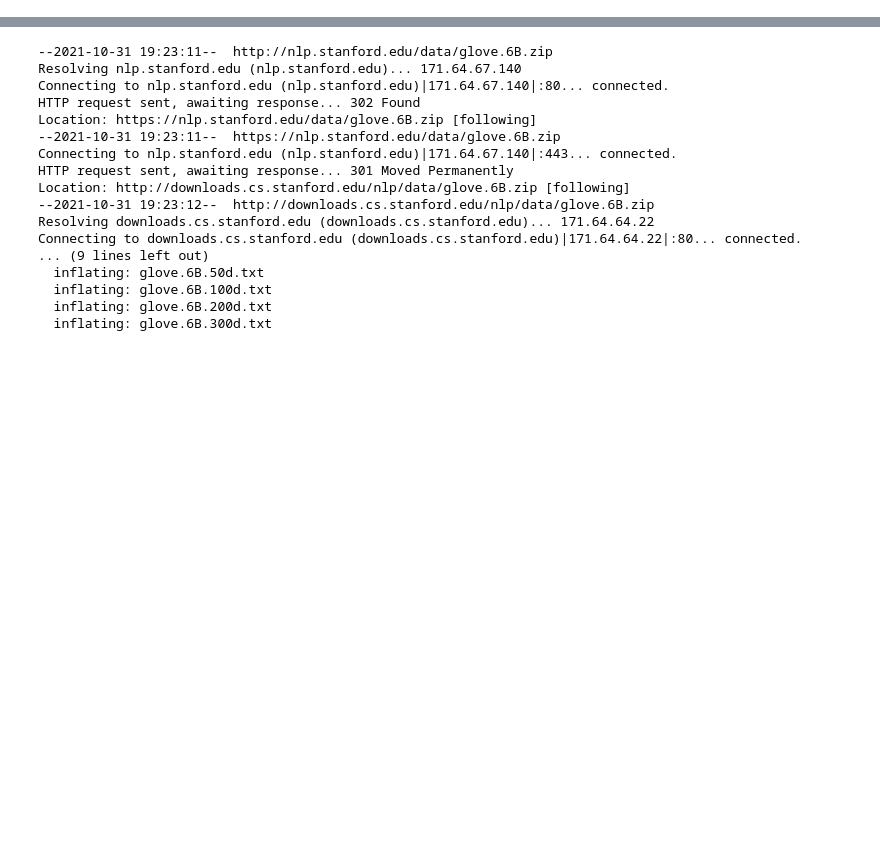
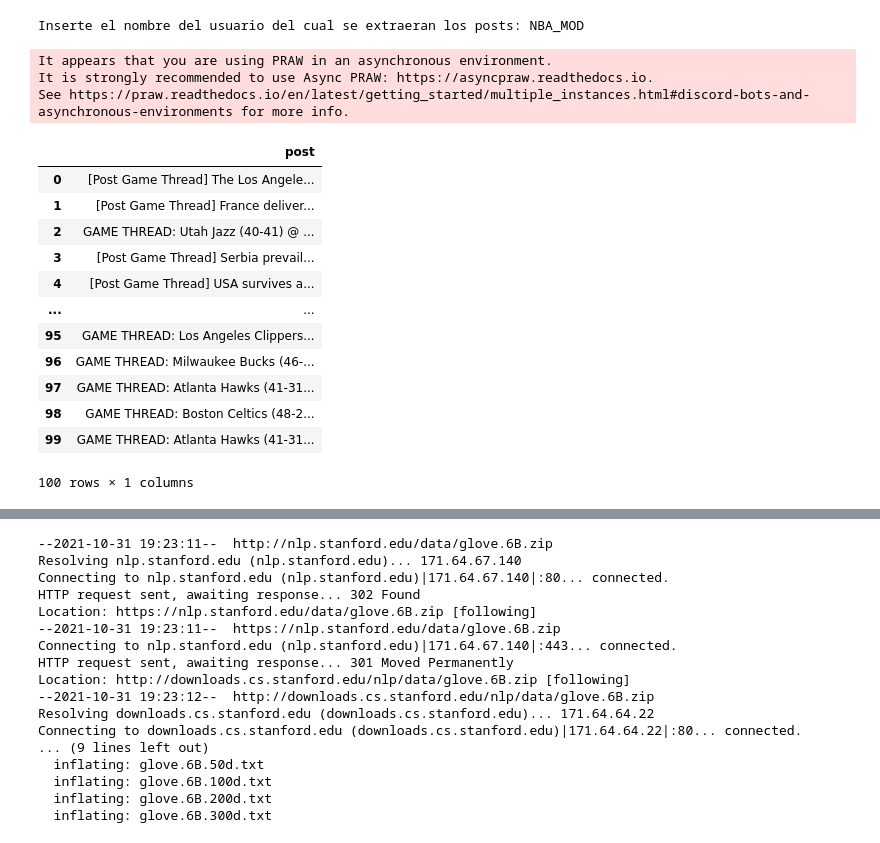
Before and after one commit to mnpro98/LN-Actividad-Integradora-3, a Jupyter notebook: RNN.ipynb, the cells around one changed output, grey strips where cells are left out. Saved outputs shown, nothing was run; the diff lists cells and outputs as text; code cells hidden in the pictures; blank space fills up the shorter version.

```diff
--- a/RNN.ipynb
+++ b/RNN.ipynb
@@ -24,0 +260,31 @@ Successfully installed praw-7.4.0 prawcore-2.3.0 update-checker-0.18.0 websocket
+# %%
+reddit = praw.Reddit(client_id='uwCf_CFcUWhOm7csIScNgg', client_secret='3T6_L-84WkdlM8CRRR60_rWaU-Ev1w', user_agent='PLNWebScrapping')
+# %%
+name=input("Inserte el nombre del usuario del cual se extraeran los posts: ")
+# %% [output]
+Inserte el nombre del usuario del cual se extraeran los posts: NBA_MOD
+# %%
+obj2= praw.models.Redditor(reddit=reddit,name=name)
+# %%
+total_posts2=[]
+for submission in obj2.submissions.top("all"):
+    total_posts2.append(submission.title)
+postsData2 = pd.DataFrame(total_posts2,columns=['post'])
+postsData2
+# %% [output]
+It appears that you are using PRAW in an asynchronous environment.
+It is strongly recommended to use Async PRAW: https://asyncpraw.readthedocs.io.
+See https://praw.readthedocs.io/en/latest/getting_started/multiple_instances.html#discord-bots-and-asynchronous-environments for more info.
+|  | post |
+| 0 | [Post Game Thread] The Los Angele... |
+| 1 | [Post Game Thread] France deliver... |
+| 2 | GAME THREAD: Utah Jazz (40-41) @ ... |
+| 3 | [Post Game Thread] Serbia prevail... |
+| 4 | [Post Game Thread] USA survives a... |
+| ... | ... |
+| 95 | GAME THREAD: Los Angeles Clippers... |
+| 96 | GAME THREAD: Milwaukee Bucks (46-... |
+| 97 | GAME THREAD: Atlanta Hawks (41-31... |
+| 98 | GAME THREAD: Boston Celtics (48-2... |
+| 99 | GAME THREAD: Atlanta Hawks (41-31... |
+100 rows × 1 columns
```
Also changed, not shown: parts of 42 cells of this notebook.
